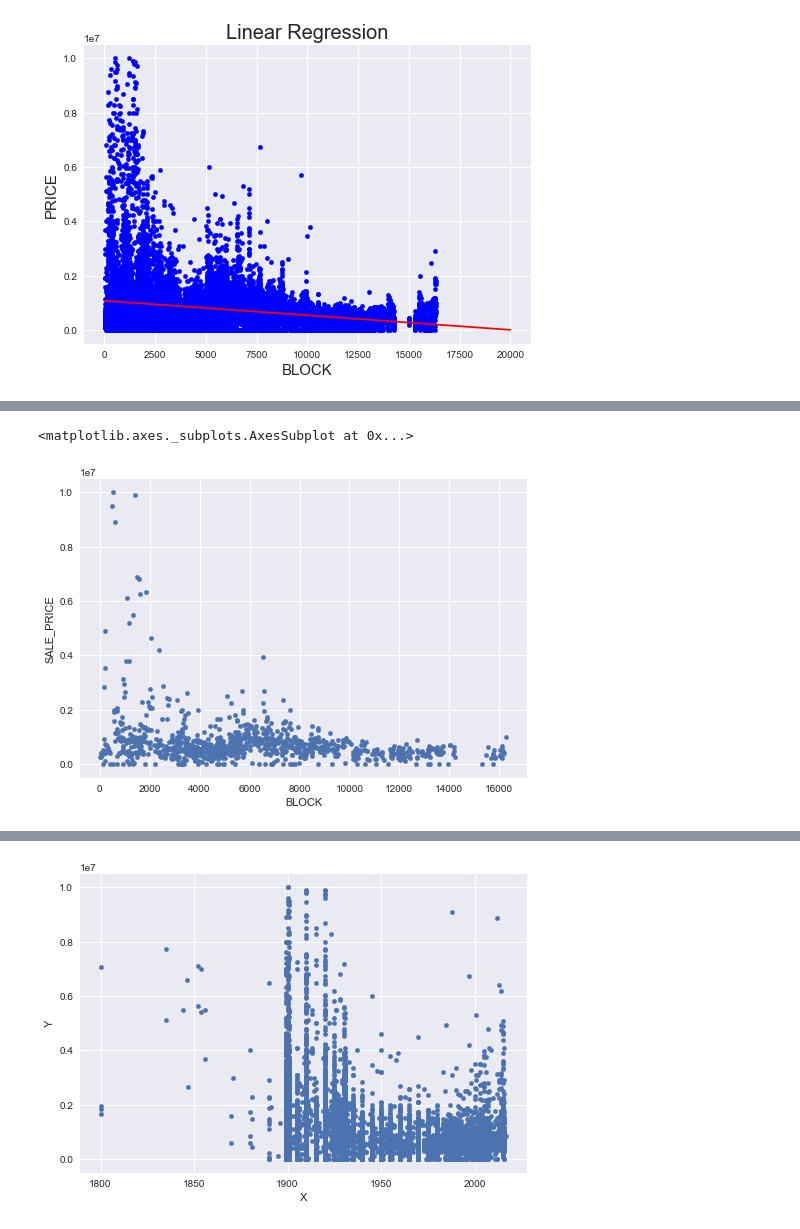
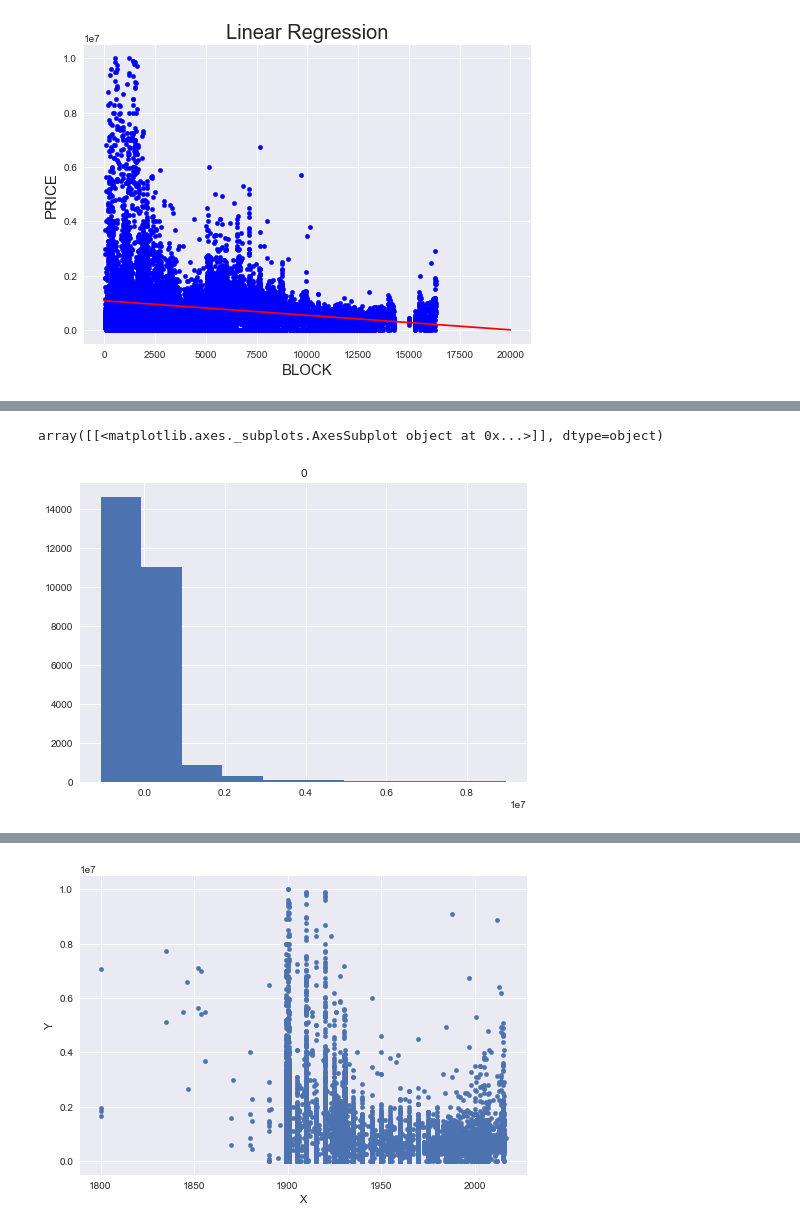
Before and after one commit to AntonioAndraues/Pj3_Ciencia_dos_Dados, a Jupyter notebook: Projeto+3+ (1).ipynb, the cells around one changed output, grey strips where cells are left out. Cells and saved outputs as stored; diff of their text form; code cells hidden in the pictures.

```diff
--- a/Projeto+3+ (1).ipynb
+++ b/Projeto+3+ (1).ipynb
@@ -185,6 +190,16 @@ OLS Regression Results
 | Prob(Omnibus): | 0.000 | Jarque-Bera (JB): | 1387592.028 |
 | Skew: | 4.644 | Prob(JB): | 0.00 |
 | Kurtosis: | 36.781 | Cond. No. | 1.24e+04 |
+# %%
+e=[]
+for i in range (len(df4['PRICE'])):
+    r=df4['PRICE'][i]-(1.085e+06+-53.5662*df4['BLOCK'][i])
+    e.append(r)
+e=pd.DataFrame(e)
+e.hist()
+# %% [output]
+array([[<matplotlib.axes._subplots.AxesSubplot object at 0x...>]], dtype=object)
+[figure, added]
 # %%
 X=[]
 Y=[]
@@ -202,9 +217,6 @@ data1000.plot.scatter(x="BLOCK",y="SALE_PRICE")
 # X=list(h)
 # X=pd.Series(X)
 # X.hist(normed=True)
-# %% [output]
-<matplotlib.axes._subplots.AxesSubplot at 0x...>
-[figure, removed]
 # %%
 X = data1000['SALE_PRICE']
 Y = data1000["BLOCK"]
```
Also changed, not shown: parts of 8 cells of this notebook.
